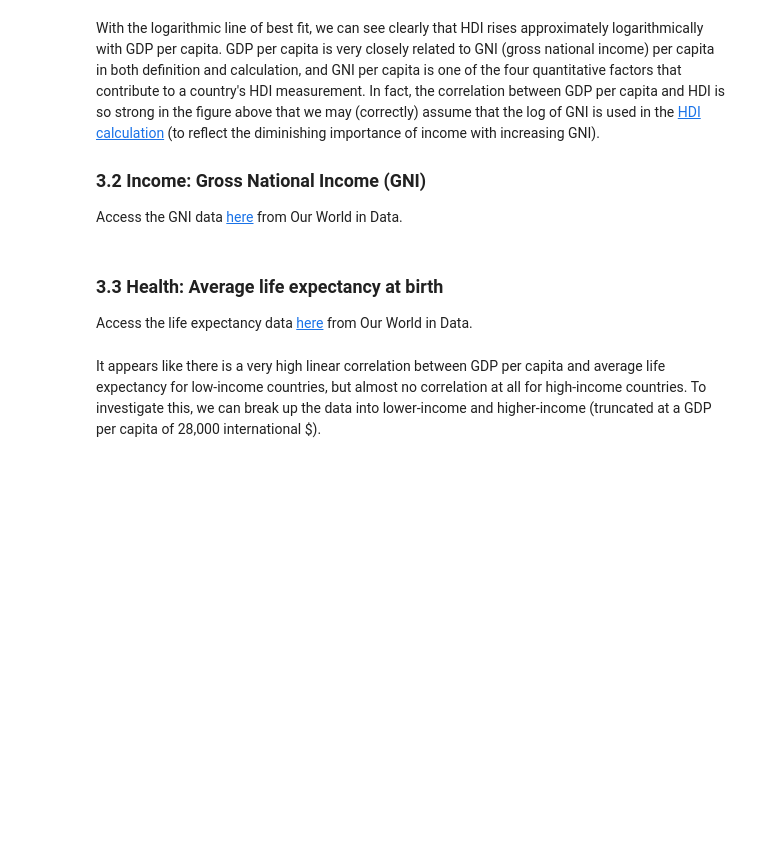
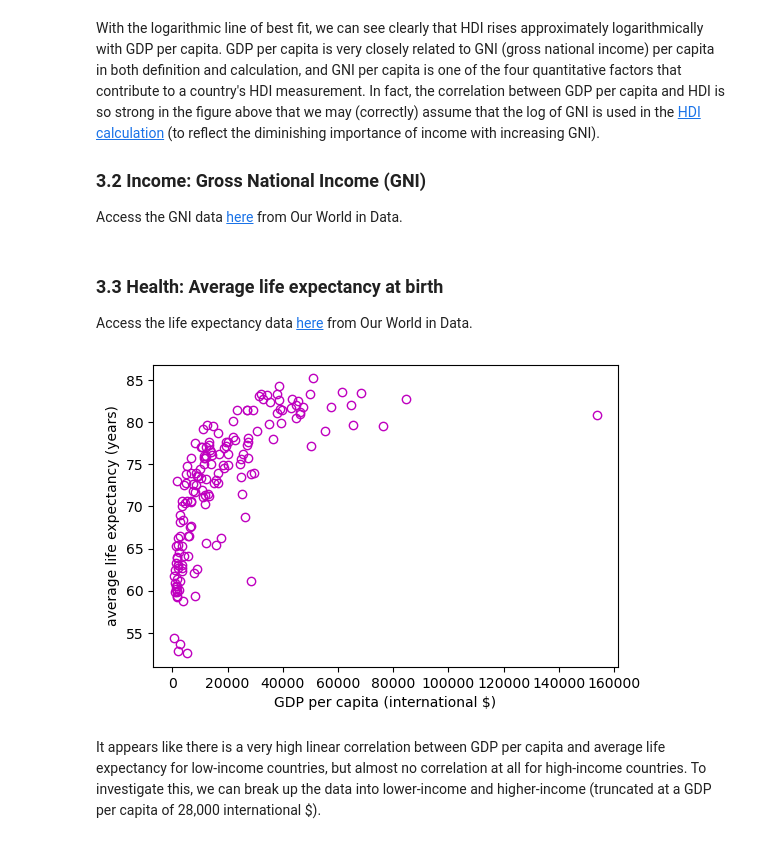
Before and after one commit to QuantEcon/reading-group-2024, a Jupyter notebook: notebooks/gdp_lecture/notebook/GDP_Correlations_Simple.ipynb, the cells around one changed output. Saved outputs shown, nothing was run; the diff lists cells and outputs as text; code cells hidden in the pictures; blank space fills up the shorter version.

```diff
--- a/notebooks/gdp_lecture/notebook/GDP_Correlations_Simple.ipynb
+++ b/notebooks/gdp_lecture/notebook/GDP_Correlations_Simple.ipynb
@@ -335,10 +356,12 @@ Access the life expectancy data [here](https://ourworldindata.org/grapher/life-e
 # %%
 # Visualise the relationship between GDP and life expectancy
 fig, ax = plt.subplots(dpi=100)
 ax.plot(data_lifeexp.gdppc, data_lifeexp.life_exp, 'mo', mfc='none')
 ax.set_xlabel('GDP per capita (international $)')
-ax.set_ylabel('Average life expectancy (years)')
+ax.set_ylabel('average life expectancy (years)')
 plt.show()
+# %% [output]
+[figure, added]
 # %% [markdown]
 It appears like there is a very high linear correlation between GDP per capita and average life expectancy for low-income countries, but almost no correlation at all for high-income countries. To investigate this, we can break up the data into lower-income and higher-income (truncated at a GDP per capita of 28,000 international $).
 # %%
```
Also changed, not shown: parts of 12 cells of this notebook, 1 other file.
